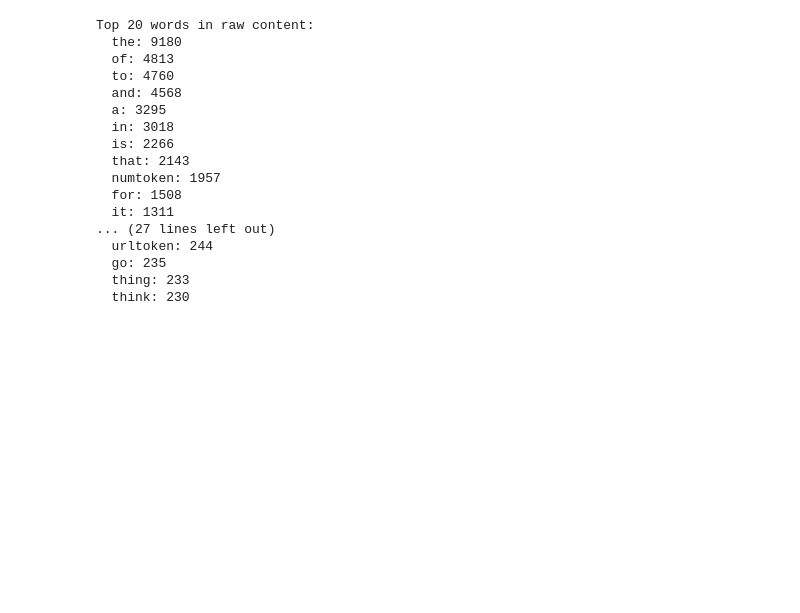
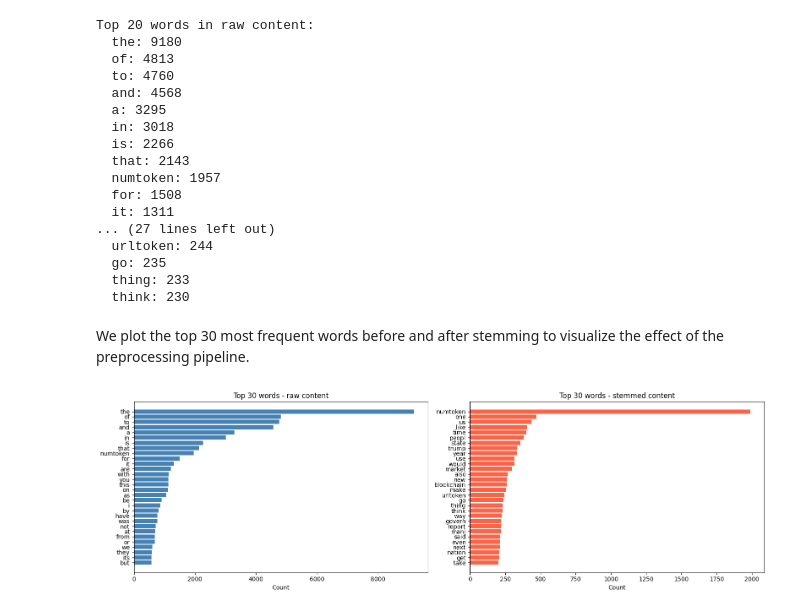
Before and after one commit to mathiaswela/fake-news-group-project, a Jupyter notebook: notebooks/02_data_exploration_andreas.ipynb, the cells around one changed output. Cells and saved outputs as stored; diff of their text form; code cells hidden in the pictures; blank space fills up the shorter version.

Commit message:
exp: frequency plot of top 30 words before and after stemming

```diff
--- a/notebooks/02_data_exploration_andreas.ipynb
+++ b/notebooks/02_data_exploration_andreas.ipynb
@@ -162,3 +162,25 @@ Top 20 words in raw content:
   go: 235
   thing: 233
   think: 230
+# %% [markdown]
+We plot the top 30 most frequent words before and after stemming to visualize the effect of the preprocessing pipeline.
+# %%
+# Part 1.3 - Frequency plot of top 100 words before and after stemming
+fig, axes = plt.subplots(1, 2, figsize=(16, 5))
+
+words_raw_labels, words_raw_counts = zip(*words_raw[:30])
+words_stemmed_labels, words_stemmed_counts = zip(*words_stemmed[:30])
+
+axes[0].barh(words_raw_labels[::-1], words_raw_counts[::-1], color='steelblue')
+axes[0].set_title('Top 30 words - raw content')
+axes[0].set_xlabel('Count')
+
+axes[1].barh(words_stemmed_labels[::-1], words_stemmed_counts[::-1], color='tomato')
+axes[1].set_title('Top 30 words - stemmed content')
+axes[1].set_xlabel('Count')
+
+plt.tight_layout()
+plt.savefig('../figures/top_words_frequency.png')
+plt.show()
+# %% [output]
+[figure, added]
```
Also changed, not shown: 1 other file.
